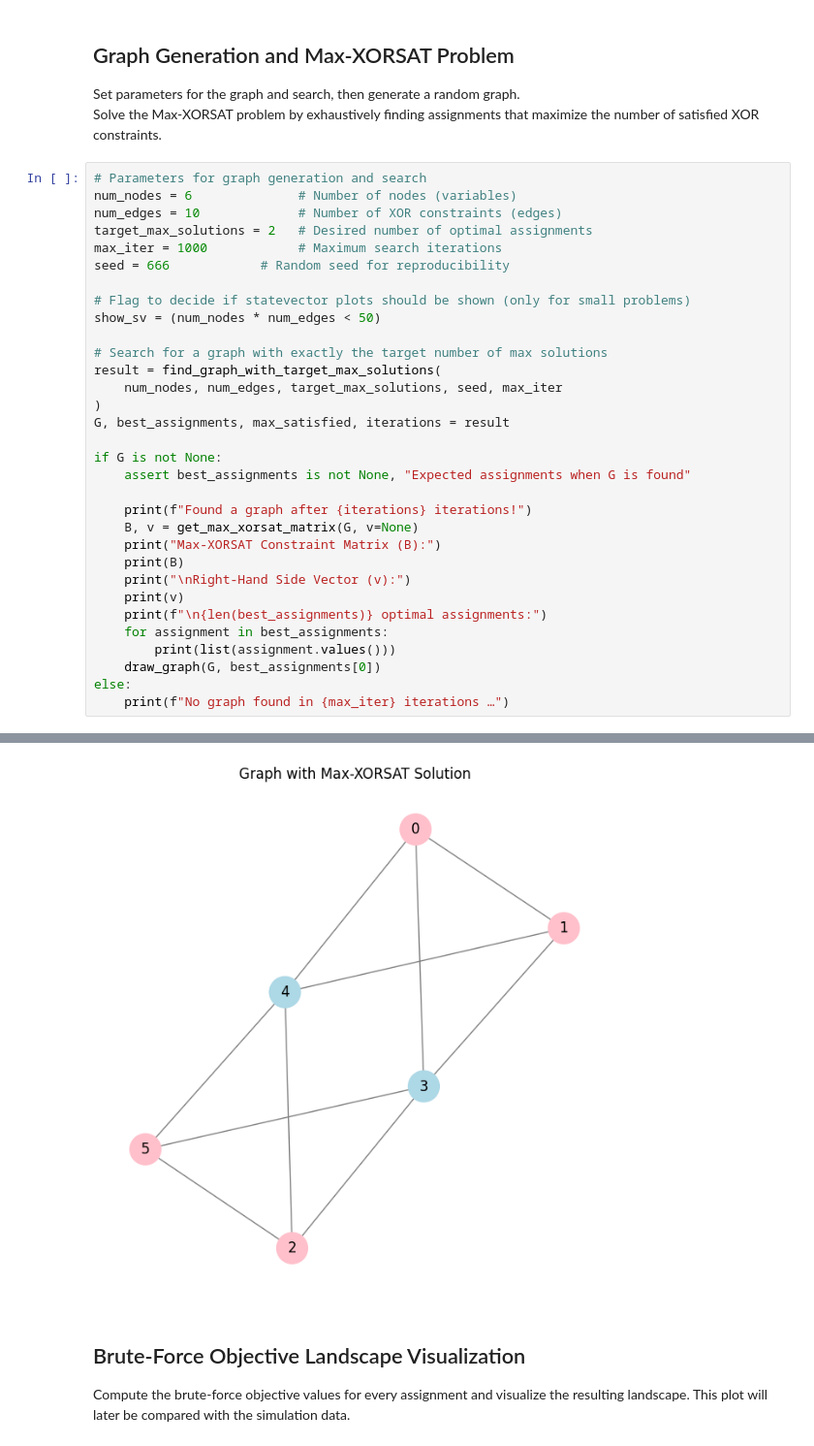
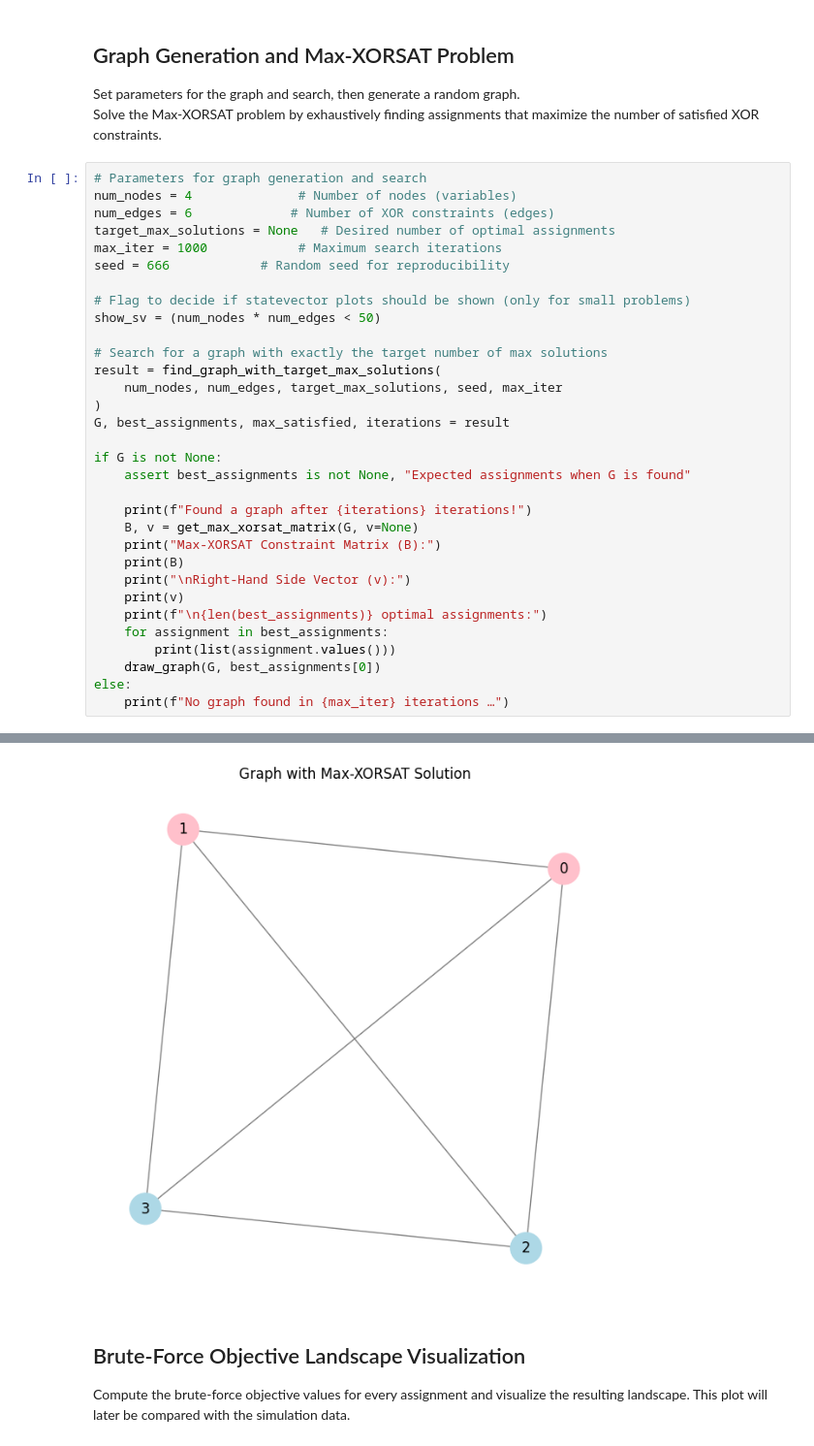
Before and after one commit to BankNatchapol/DQI-Circuit, a Jupyter notebook: notebooks/main.ipynb, the cells around one changed output, grey strips where cells are left out. Shown at 97% size. Cells and saved outputs as stored; diff of their text form.

```diff
--- a/notebooks/main.ipynb
+++ b/notebooks/main.ipynb
@@ -39,9 +39,9 @@ Set parameters for the graph and search, then generate a random graph.
 Solve the Max-XORSAT problem by exhaustively finding assignments that maximize the number of satisfied XOR constraints.
 # %%
 # Parameters for graph generation and search
-num_nodes = 6              # Number of nodes (variables)
-num_edges = 10             # Number of XOR constraints (edges)
-target_max_solutions = 2   # Desired number of optimal assignments
+num_nodes = 4              # Number of nodes (variables)
+num_edges = 6             # Number of XOR constraints (edges)
+target_max_solutions = None   # Desired number of optimal assignments
 max_iter = 1000            # Maximum search iterations
 seed = 666            # Random seed for reproducibility
 
@@ -92,4 +92,4 @@ Right-Hand Side Vector (v):
-[figure, old version]
+[figure, new version]
 # %% [markdown]
 ## Brute-Force Objective Landscape Visualization
 
```
Also changed, not shown: parts of 20 cells of this notebook, 14 other files.
